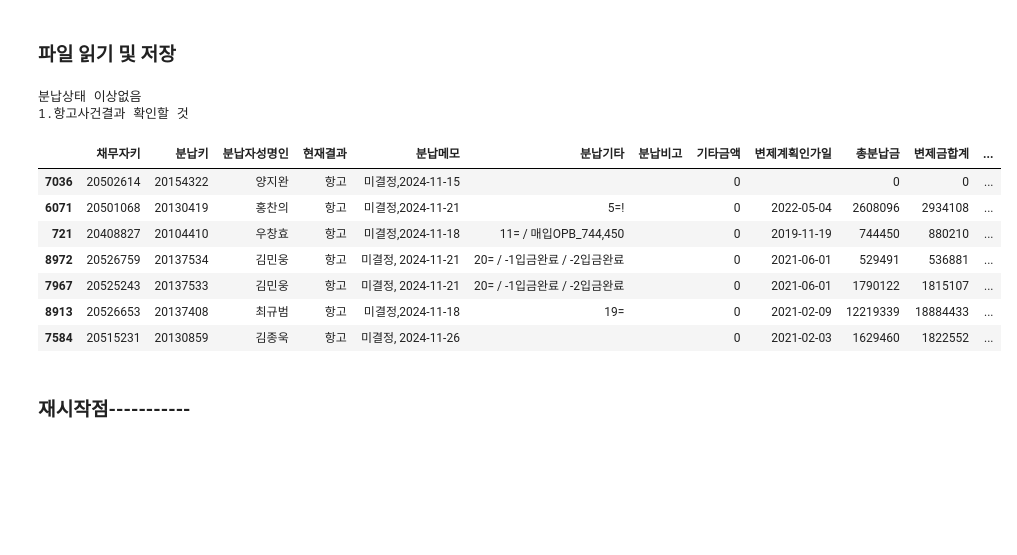
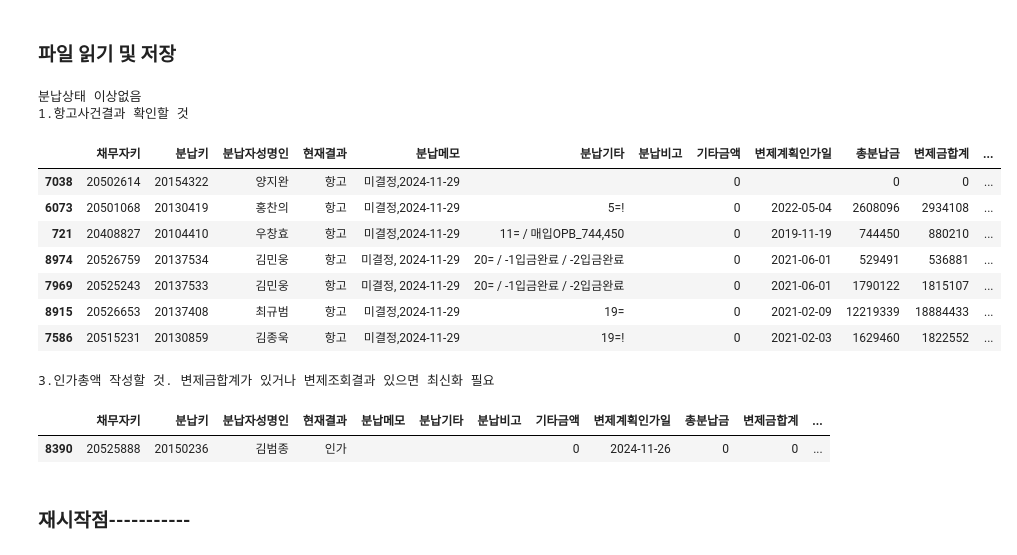
Before and after one commit to jbmyou/python_work, a Jupyter notebook: fileNaming/자산정리/전산_자산정리_개인회생.ipynb, the cells around one changed output. Cells and saved outputs as stored; diff of their text form; code cells hidden in the pictures; blank space fills up the shorter version.

```diff
--- a/fileNaming/자산정리/전산_자산정리_개인회생.ipynb
+++ b/fileNaming/자산정리/전산_자산정리_개인회생.ipynb
@@ -38,9 +38,9 @@ warnings.simplefilter("ignore")
 path_base = r"D:\3.자산\전산 dataset"
 ########################################################
 company = "솔림"
-cutoff = "241125" # 폴더명
+cutoff = "241130" # 폴더명
 previous_cutoff = "241031" #
-previous_file = "미종결인가" # [개인회생새창 or 미종결인가] 241120 merge할 지난 달 인가건. 특정 칼럼이 없어서 오류나면 개인회생새창을 읽엇
+previous_file = "개인회생새창" # [개인회생새창 or 미종결인가] 241120 merge할 지난 달 인가건. 특정 칼럼이 없어서 오류나면 개인회생새창을 읽엇
 ext = ".pkl"   ########################################
 # name_dataset = "개인회생새창_20240830_1653"
 ########################################################
@@ -159,17 +159,19 @@ if True :
     회차보조칼럼 = ["현재회차차이", "납입회차차이1", "납입회차차이2", "채무자미납회차","출금대상회차"] #"매월변제예정금액","출금대상잔액"
     변제분석칼럼 = ["초회여부","형식적매입전상태","전산매입전상태","채권구분","당사스케줄시작회차", "변제기일"] #"최근변제예정일", "입금컷오프일", "채권자실변제시작일","당사실변제시작일", "채권자실변제시작회차"
 
-    변제금칼럼 = ["실변제금1", "실변제금2", "실변제금3", "실변제금4", "일시변제금액", "재산처분금액","변제금합계", "변제금변동", "자투리금액"] # "초회차변제금", "현재회차변제금", "마지막회차변제금",
+    변제금칼럼 = ["실변제금1", "실변제금2", "실변제금3", "실변제금4","일시변제금액", "재산처분금액","변제금합계","변제금변동","자투리금액"] # "초회차변제금", "현재회차변제금", "마지막회차변제금",
     변제조회칼럼 = ["변제현황조회","신고조회일","신고조회결과"]
     은행칼럼 = ["신고은행","신고계좌","신고채권자","입금은행", "입금계좌", "입금채권자"]
     채권번호칼럼 = ["변제채권번호입력", "변제채권번호스캔", "변제채권번호"]
+    스케줄칼럼 = ['변제회차1', '변제예정액1', '변제회차2', '변제예정액2','변제회차3', '변제예정액3', '변제회차4', '변제예정액4', '변제회차5', '변제예정액5',
+       '변제회차1_전달', '변제예정액1_전달', '변제회차2_전달', '변제예정액2_전달','변제회차3_전달', '변제예정액3_전달', '변제회차4_전달', '변제예정액4_전달','변제회차5_전달', '변제예정액5_전달']
 
     # 회차정보칼럼 = ["채권자종료회차", "변제시작일", "현재회차변제금", "말일여부"] "현재회차변제일"
 
     if previous_file == "미종결인가" :
-        회차구간칼럼 = ["일시변제금액", "재산처분금액","변제회차1","변제예정액1","변제회차2","변제예정액2","변제회차3","변제예정액3","변제회차4","변제예정액4"]
+        회차구간칼럼 = ["일시변제금액", "재산처분금액","변제회차1","변제예정액1","변제회차2","변제예정액2","변제회차3","변제예정액3","변제회차4","변제예정액4","변제회차5", "변제예정액5"]
     else :
-        회차구간칼럼 = ["변제회차1","변제예정액1","변제회차2","변제예정액2","변제회차3","변제예정액3","변제회차4","변제예정액4"]
+        회차구간칼럼 = ["변제회차1","변제예정액1","변제회차2","변제예정액2","변제회차3","변제예정액3","변제회차4","변제예정액4","변제회차5", "변제예정액5"]
     보조칼럼 = ["상태및담당자", "OPB", "채권구분", "매각사구분"]
     매입전상태점검용칼럼 = ["채권자실변제시작회차","당사스케줄시작회차", "OPB-총분납금", "변제기일","채권자실변제시작일", "당사실변제시작일", "접수일", "컷오프일", "분납컷오프일","변제계획인가일", "인가일반영초회여부","초회여부_송달신고","초회여부","다매각사여부", "형식적매입전상태", "전산매입전상태"]
                         # 회차 : 금액>0  cf) 변제시작일 : (금액>0) & (max(인가일,[분납시작일|실컷오프일])후 첫변제일)
@@ -181,7 +183,7 @@ if previous_cutoff :
     if previous_file == "미종결인가" :
         전달인가건 = pd.read_pickle(functions.키워드로파일명찾기(join(path_base, company, previous_cutoff, "개인회생점검"), "인가건.*pkl", "", 전체경로=True))
     else : # 개인회생새창
-        전달인가건 = pd.read_pickle(functions.키워드로파일명찾기(join(path_base, company, previous_cutoff, "pkl"), "개인회생새창", "계좌키분리", 전체경로=True))
+        전달인가건 = pd.read_pickle(functions.키워드로파일명찾기(join(path_base, company, previous_cutoff, "pkl"), "개인회생새창", "기준데이터", 전체경로=True))
 
 # 엑셀 읽기, 정렬(사건-컷오프-채권번호), pkl 저장
 if ext == ".xlsx" :
@@ -223,40 +225,43 @@ if True :
     인가cond = 기본cond & (raw_data_ori["변제계획인가일"] != "")
     총분납금cond = raw_data_ori["총분납금"] == 0
 
     인가총액작성cond = 인가cond & 총분납금cond & (raw_data_ori["인가총액"]==0)  # na없음
 
     # 4) 분납상태가 진행 또는 중단이 아닌 건.(둘중 하나여야)
     분납상태값이상 = raw_data_ori[(raw_data_ori.분납상태 != '진행') & (raw_data_ori.분납상태 != '중단')][총분납금cols  + ["분납상태"]]
     if len(분납상태값이상) > 0 :
         print('분납상태에 진행, 중단 이외의 값이 있음')
         display(분납상태값이상)
     else :
         print('분납상태 이상없음')
 
     # 출력
     항고사건확인출력 = raw_data_ori.loc[항고cond, 총분납금cols]
     기타금액사유없음출력 = raw_data_ori.loc[기타금액cond, 총분납금cols]
     인가총액작성출력 = raw_data_ori.loc[인가총액작성cond, 총분납금cols]
     if len(항고사건확인출력)>0 :
         print('1.항고사건결과 확인할 것')
         display(항고사건확인출력)
     if len(기타금액사유없음출력)>0 :
         print('2.기타금액 사유확인할 것')
         display(기타금액사유없음출력)
     if len(인가총액작성출력)>0 :
         print('3.인가총액 작성할 것. 변제금합계가 있거나 변제조회결과 있으면 최신화 필요')
         display(인가총액작성출력)
 # %% [output]
 분납상태 이상없음
 1.항고사건결과 확인할 것
 |  | 채무자키 | 분납키 | 분납자성명인 | 현재결과 | 분납메모 | 분납기타 | 분납비고 | 기타금액 | 변제계획인가일 | 총분납금 | 변제금합계 | ... |
-| 7036 | 20502614 | 20154322 | 양지완 | 항고 | 미결정,2024-11-15 |  |  | 0 |  | 0 | 0 | ... |
-| 6071 | 20501068 | 20130419 | 홍찬의 | 항고 | 미결정,2024-11-21 | 5=! |  | 0 | 2022-05-04 | 2608096 | 2934108 | ... |
-| 721 | 20408827 | 20104410 | 우창효 | 항고 | 미결정,2024-11-18 | 11= / 매입OPB_744,450 |  | 0 | 2019-11-19 | 744450 | 880210 | ... |
-| 8972 | 20526759 | 20137534 | 김민웅 | 항고 | 미결정, 2024-11-21 | 20= / -1입금완료 / -2입금완료 |  | 0 | 2021-06-01 | 529491 | 536881 | ... |
-| 7967 | 20525243 | 20137533 | 김민웅 | 항고 | 미결정, 2024-11-21 | 20= / -1입금완료 / -2입금완료 |  | 0 | 2021-06-01 | 1790122 | 1815107 | ... |
-| 8913 | 20526653 | 20137408 | 최규범 | 항고 | 미결정,2024-11-18 | 19= |  | 0 | 2021-02-09 | 12219339 | 18884433 | ... |
-| 7584 | 20515231 | 20130859 | 김종욱 | 항고 | 미결정, 2024-11-26 |  |  | 0 | 2021-02-03 | 1629460 | 1822552 | ... |
+| 7038 | 20502614 | 20154322 | 양지완 | 항고 | 미결정,2024-11-29 |  |  | 0 |  | 0 | 0 | ... |
+| 6073 | 20501068 | 20130419 | 홍찬의 | 항고 | 미결정,2024-11-29 | 5=! |  | 0 | 2022-05-04 | 2608096 | 2934108 | ... |
+| 721 | 20408827 | 20104410 | 우창효 | 항고 | 미결정,2024-11-29 | 11= / 매입OPB_744,450 |  | 0 | 2019-11-19 | 744450 | 880210 | ... |
+| 8974 | 20526759 | 20137534 | 김민웅 | 항고 | 미결정, 2024-11-29 | 20= / -1입금완료 / -2입금완료 |  | 0 | 2021-06-01 | 529491 | 536881 | ... |
+| 7969 | 20525243 | 20137533 | 김민웅 | 항고 | 미결정, 2024-11-29 | 20= / -1입금완료 / -2입금완료 |  | 0 | 2021-06-01 | 1790122 | 1815107 | ... |
+| 8915 | 20526653 | 20137408 | 최규범 | 항고 | 미결정,2024-11-29 | 19= |  | 0 | 2021-02-09 | 12219339 | 18884433 | ... |
+| 7586 | 20515231 | 20130859 | 김종욱 | 항고 | 미결정,2024-11-29 | 19=! |  | 0 | 2021-02-03 | 1629460 | 1822552 | ... |
+3.인가총액 작성할 것. 변제금합계가 있거나 변제조회결과 있으면 최신화 필요
+|  | 채무자키 | 분납키 | 분납자성명인 | 현재결과 | 분납메모 | 분납기타 | 분납비고 | 기타금액 | 변제계획인가일 | 총분납금 | 변제금합계 | ... |
+| 8390 | 20525888 | 20150236 | 김범종 | 인가 |  |  |  | 0 | 2024-11-26 | 0 | 0 | ... |
 # %%
 # # 바로 수정
 # # raw_data_ori.loc[7605, "인가총액"] = 1129985
```
Also changed, not shown: parts of 17 cells of this notebook, 7 other files.
